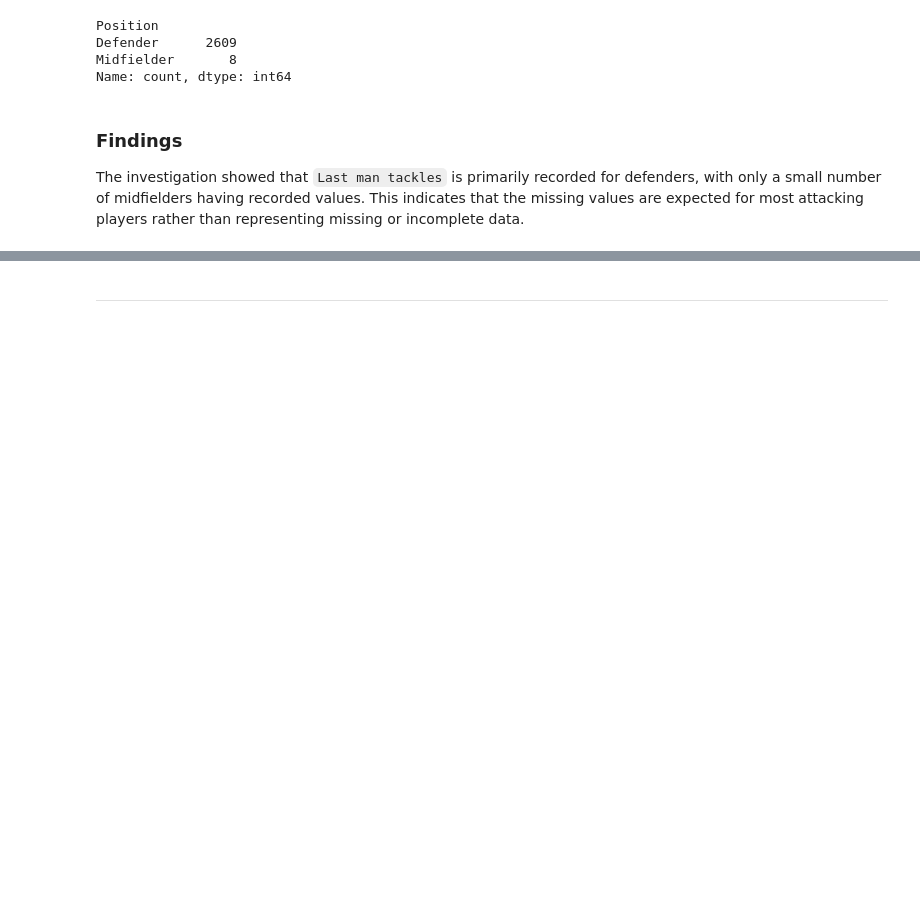
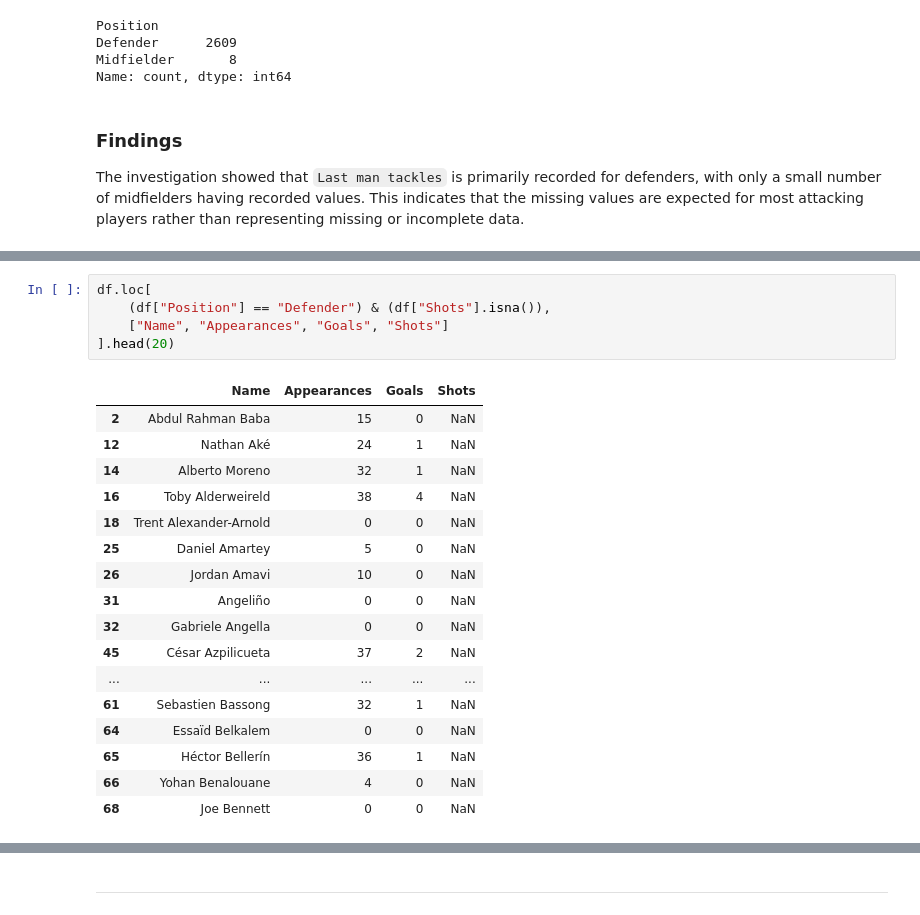
Before and after one commit to garethrogers28/premier-league-predictor, a Jupyter notebook: jupyter_notebooks/02_Data_Cleaning.ipynb, the cells around one changed output, grey strips where cells are left out. Cells and saved outputs as stored; diff of their text form; blank space fills up the shorter version.

```diff
--- a/jupyter_notebooks/02_Data_Cleaning.ipynb
+++ b/jupyter_notebooks/02_Data_Cleaning.ipynb
@@ -203,0 +225,23 @@ The investigation showed that `Last man tackles` is primarily recorded for defen
+# %%
+df.loc[
+    (df["Position"] == "Defender") & (df["Shots"].isna()),
+    ["Name", "Appearances", "Goals", "Shots"]
+].head(20)
+# %% [output]
+|  | Name | Appearances | Goals | Shots |
+| 2 | Abdul Rahman Baba | 15 | 0 | NaN |
+| 12 | Nathan Aké | 24 | 1 | NaN |
+| 14 | Alberto Moreno | 32 | 1 | NaN |
+| 16 | Toby Alderweireld | 38 | 4 | NaN |
+| 18 | Trent Alexander-Arnold | 0 | 0 | NaN |
+| 25 | Daniel Amartey | 5 | 0 | NaN |
+| 26 | Jordan Amavi | 10 | 0 | NaN |
+| 31 | Angeliño | 0 | 0 | NaN |
+| 32 | Gabriele Angella | 0 | 0 | NaN |
+| 45 | César Azpilicueta | 37 | 2 | NaN |
+| ... | ... | ... | ... | ... |
+| 61 | Sebastien Bassong | 32 | 1 | NaN |
+| 64 | Essaïd Belkalem | 0 | 0 | NaN |
+| 65 | Héctor Bellerín | 36 | 1 | NaN |
+| 66 | Yohan Benalouane | 4 | 0 | NaN |
+| 68 | Joe Bennett | 0 | 0 | NaN |
```
Also changed, not shown: parts of 5 cells of this notebook.
